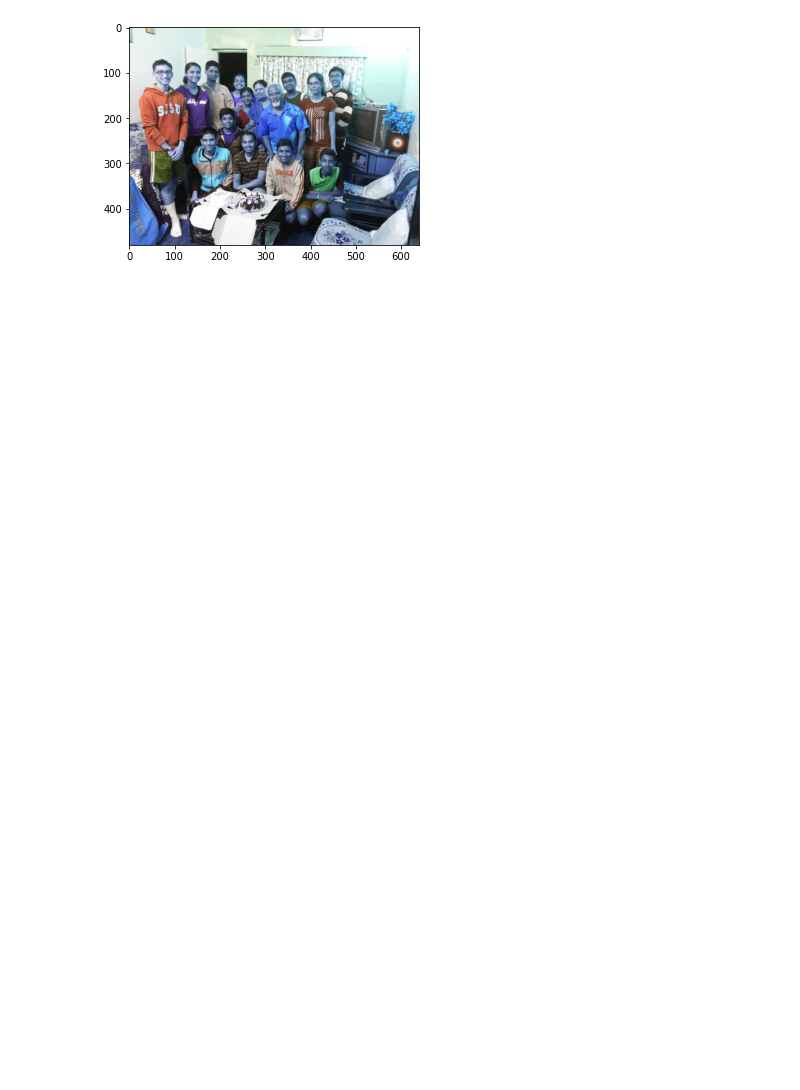
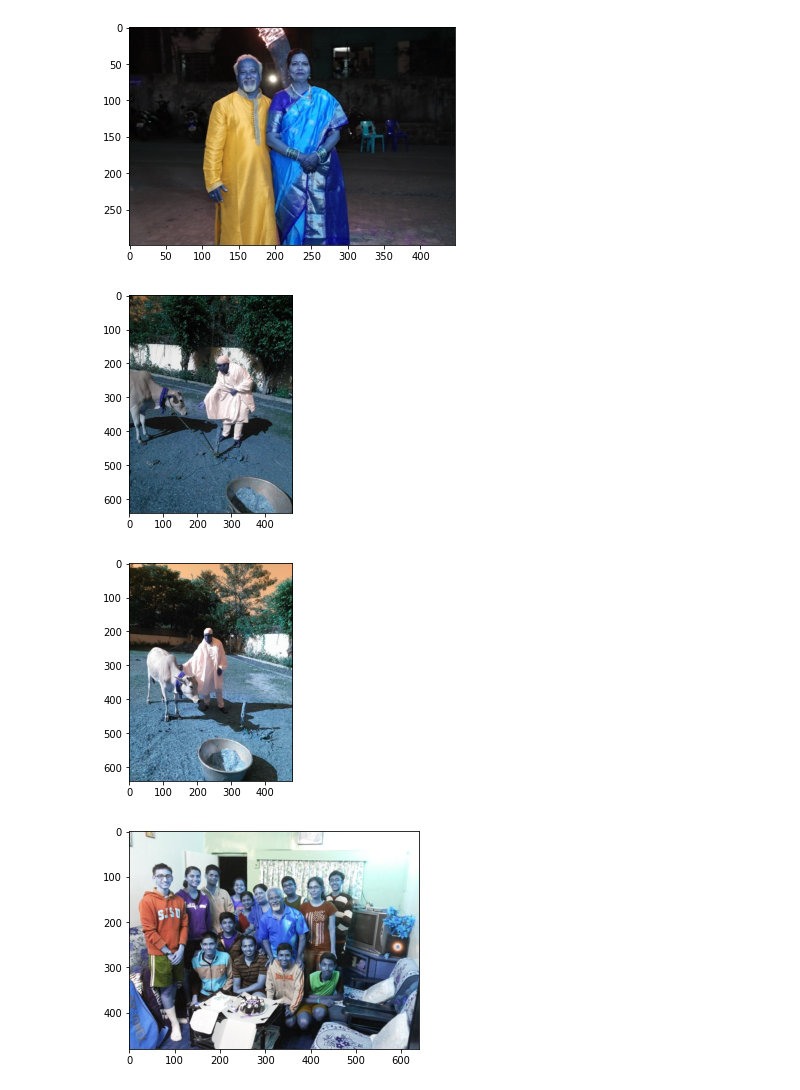
Before and after one commit to amitadhainje/ImageRecognition, a Jupyter notebook: Face_Detection_OpenCV.ipynb, the cells around one changed output. Saved outputs shown, nothing was run; the diff lists cells and outputs as text; code cells hidden in the pictures; blank space fills up the shorter version.

```diff
--- a/Face_Detection_OpenCV.ipynb
+++ b/Face_Detection_OpenCV.ipynb
@@ -32,6 +22,14 @@ sample_data  sample.jpg
+# %%
+input_images = os.listdir("/content/drive/My Drive/Images/")
 # %%
-img = cv2.imread('sample.jpg', cv2.IMREAD_COLOR)
-plt.imshow(img)
-plt.show()
+for x in input_images:
+    x = "/content/drive/My Drive/Images/"+x
+    img = cv2.imread(x, cv2.IMREAD_COLOR)
+    #print (img)
+    plt.imshow(img)
+    plt.show()
 # %% [output]
-[figure, old version]
+[figure, new version]
+[figure, added]
+[figure, added]
+[figure, added]
```
Also changed, not shown: parts of 10 cells of this notebook.
